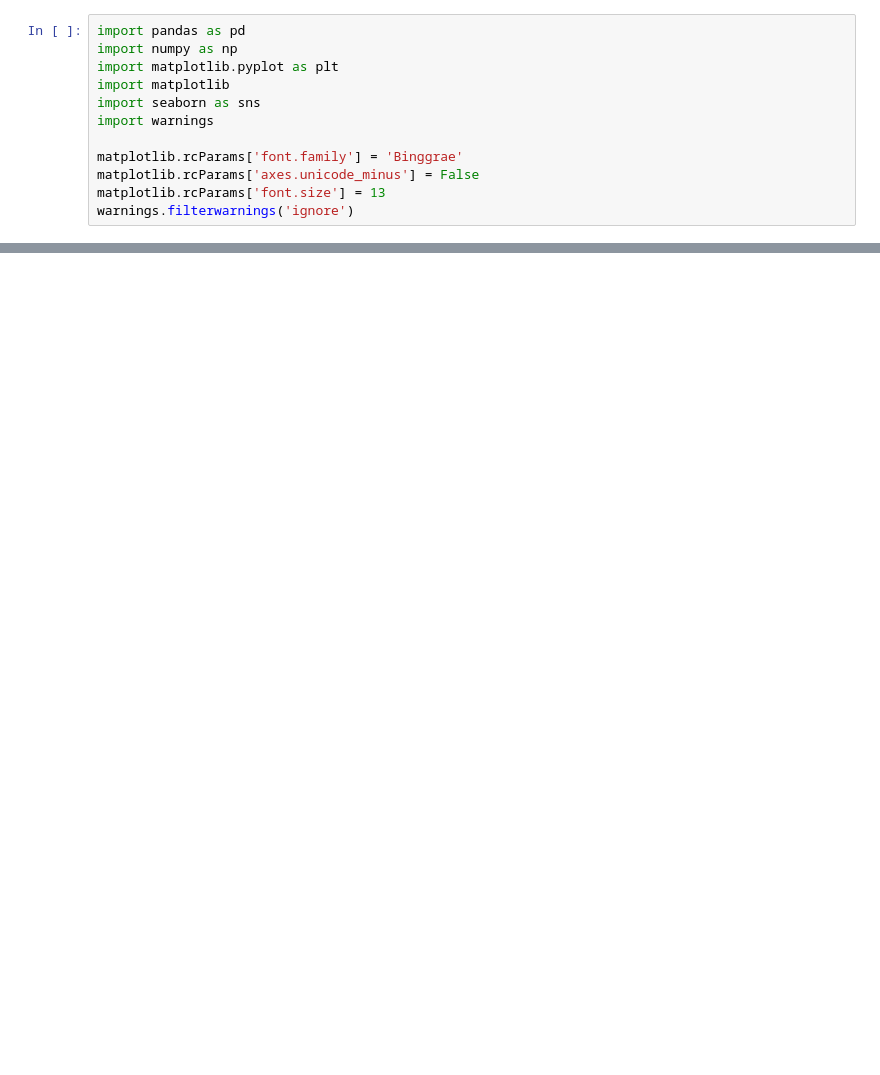
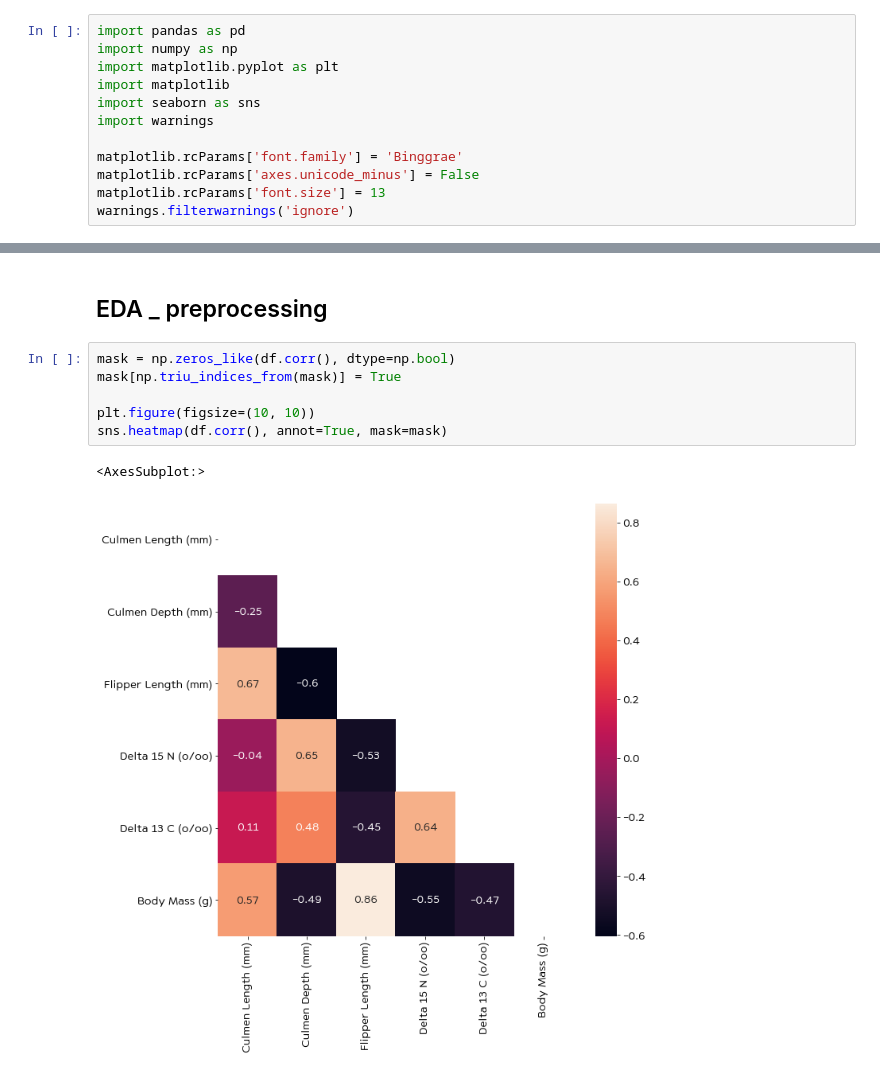
Before and after one commit to Douggy91/Practice-1, a Jupyter notebook: peng.ipynb, the cells around one changed output, grey strips where cells are left out. Cells and saved outputs as stored; diff of their text form; blank space fills up the shorter version.

Commit message:
Add files via upload
after Corr.Map
before Preprocessing

```diff
--- a/peng.ipynb
+++ b/peng.ipynb
@@ -29,0 +45,11 @@ df
+# %% [markdown]
+## EDA _ preprocessing
+# %%
+mask = np.zeros_like(df.corr(), dtype=np.bool)
+mask[np.triu_indices_from(mask)] = True
+
+plt.figure(figsize=(10, 10))
+sns.heatmap(df.corr(), annot=True, mask=mask)
+# %% [output]
+<AxesSubplot:>
+[figure, added]
```
Also changed, not shown: parts of 2 cells of this notebook.
